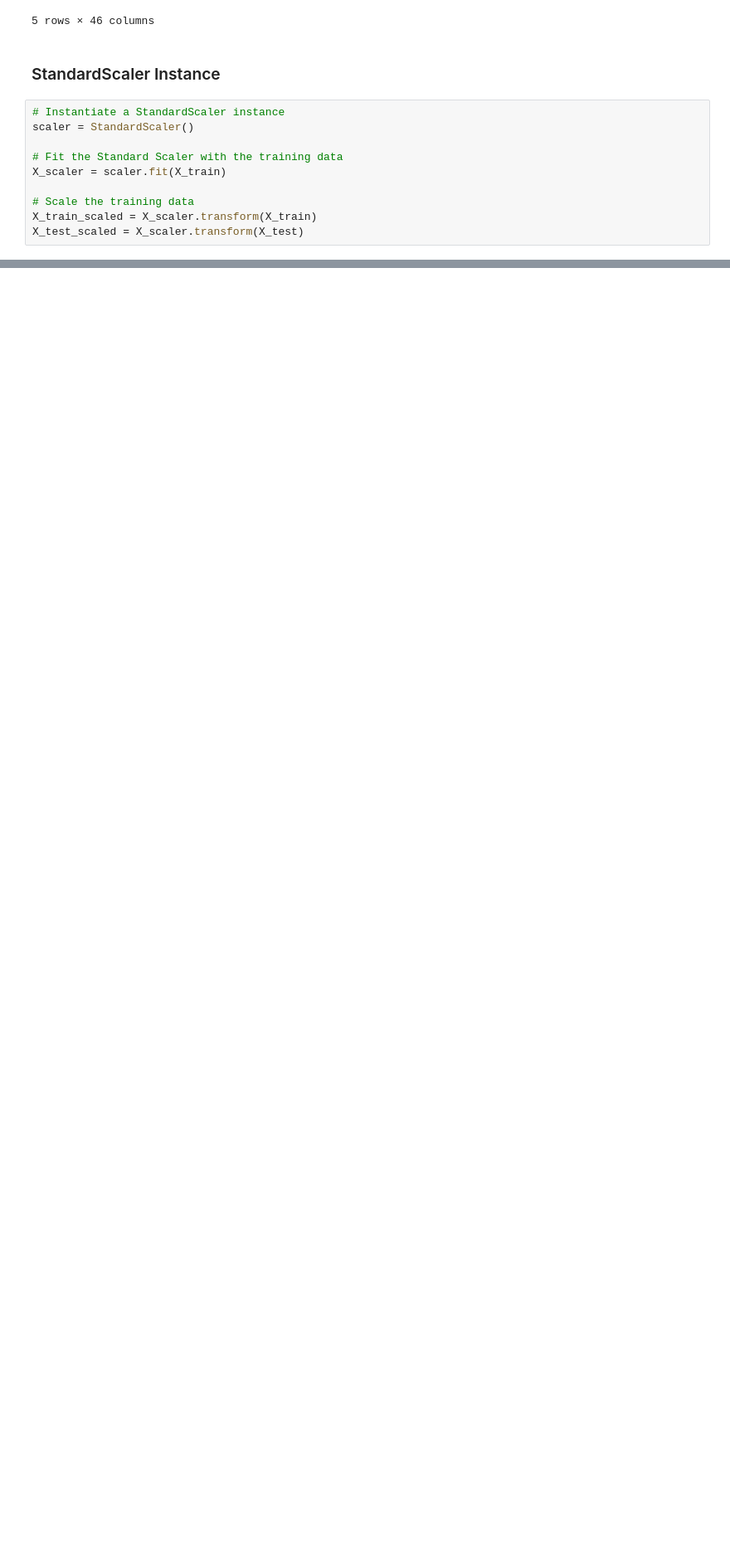
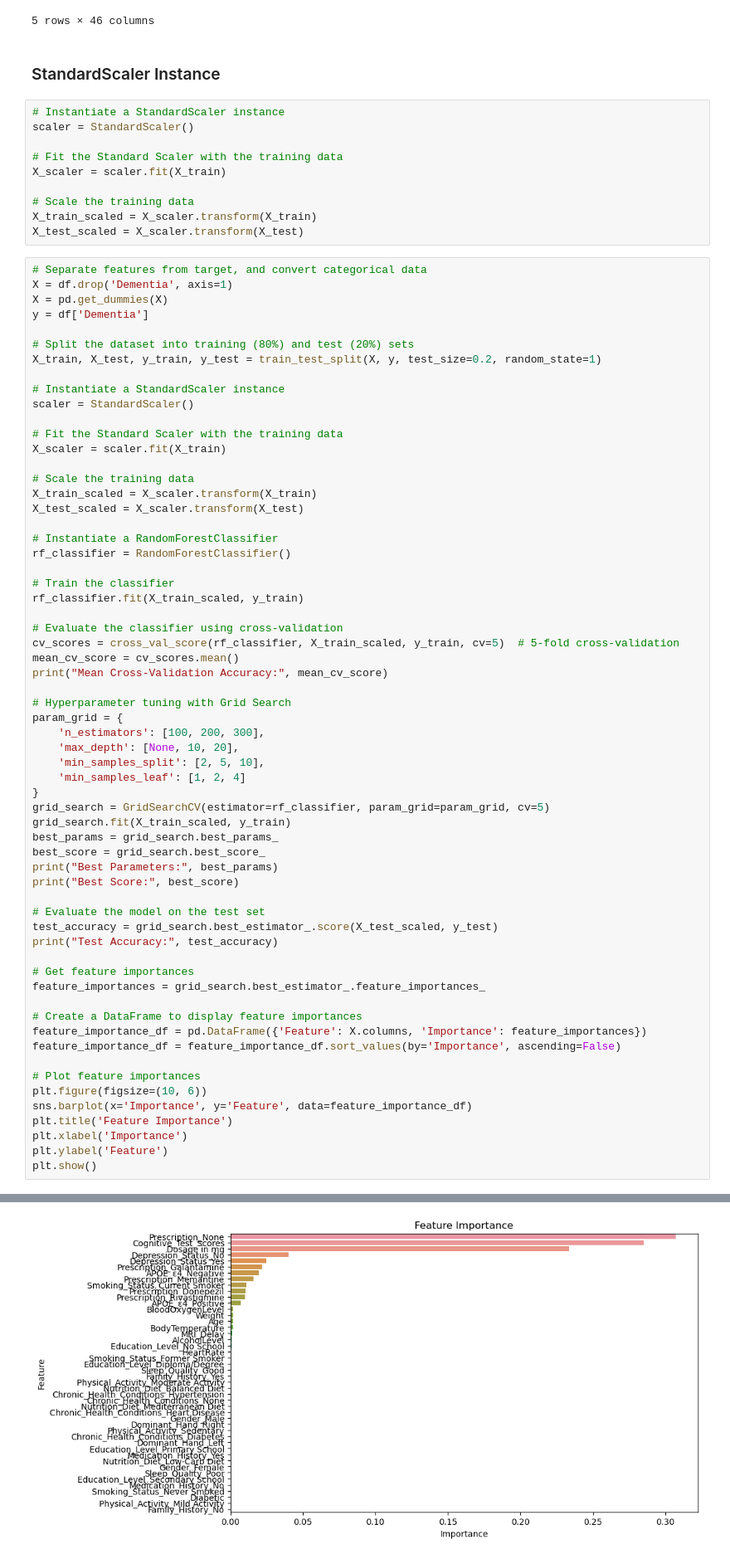
Before and after one commit to dcasey07/dementia-modeling, a Jupyter notebook: dementia_analysis.ipynb, the cells around one changed output, grey strips where cells are left out. Shown at 83% size. Saved outputs shown, nothing was run; the diff lists cells and outputs as text; blank space fills up the shorter version.

Commit message:
add GridSearchCV and cross_val_score dependencies and applying them in this model

```diff
--- a/dementia_analysis.ipynb
+++ b/dementia_analysis.ipynb
@@ -265,3 +266,66 @@ X_scaler = scaler.fit(X_train)
 # Scale the training data
 X_train_scaled = X_scaler.transform(X_train)
 X_test_scaled = X_scaler.transform(X_test)
+# %%
+# Separate features from target, and convert categorical data
+X = df.drop('Dementia', axis=1)
+X = pd.get_dummies(X)
+y = df['Dementia']
+
+# Split the dataset into training (80%) and test (20%) sets
+X_train, X_test, y_train, y_test = train_test_split(X, y, test_size=0.2, random_state=1)
+
+# Instantiate a StandardScaler instance
+scaler = StandardScaler()
+
+# Fit the Standard Scaler with the training data
+X_scaler = scaler.fit(X_train)
+
+# Scale the training data
+X_train_scaled = X_scaler.transform(X_train)
+X_test_scaled = X_scaler.transform(X_test)
+
+# Instantiate a RandomForestClassifier
+rf_classifier = RandomForestClassifier()
+
+# Train the classifier
+rf_classifier.fit(X_train_scaled, y_train)
+
+# Evaluate the classifier using cross-validation
+cv_scores = cross_val_score(rf_classifier, X_train_scaled, y_train, cv=5)  # 5-fold cross-validation
+mean_cv_score = cv_scores.mean()
+print("Mean Cross-Validation Accuracy:", mean_cv_score)
+
+# Hyperparameter tuning with Grid Search
+param_grid = {
+    'n_estimators': [100, 200, 300],
+    'max_depth': [None, 10, 20],
+    'min_samples_split': [2, 5, 10],
+    'min_samples_leaf': [1, 2, 4]
+}
+grid_search = GridSearchCV(estimator=rf_classifier, param_grid=param_grid, cv=5)
+grid_search.fit(X_train_scaled, y_train)
+best_params = grid_search.best_params_
+best_score = grid_search.best_score_
+print("Best Parameters:", best_params)
+print("Best Score:", best_score)
+
+# Evaluate the model on the test set
+test_accuracy = grid_search.best_estimator_.score(X_test_scaled, y_test)
+print("Test Accuracy:", test_accuracy)
+
+# Get feature importances
+feature_importances = grid_search.best_estimator_.feature_importances_
+
+# Create a DataFrame to display feature importances
+feature_importance_df = pd.DataFrame({'Feature': X.columns, 'Importance': feature_importances})
+feature_importance_df = feature_importance_df.sort_values(by='Importance', ascending=False)
+
+# Plot feature importances
+plt.figure(figsize=(10, 6))
+sns.barplot(x='Importance', y='Feature', data=feature_importance_df)
+plt.title('Feature Importance')
+plt.xlabel('Importance')
+plt.ylabel('Feature')
+plt.show()
+# %% [output]
@@ -267,0 +336 @@ X_test_scaled = X_scaler.transform(X_test)
+[figure, added]
```
Also changed, not shown: parts of 3 cells of this notebook.
